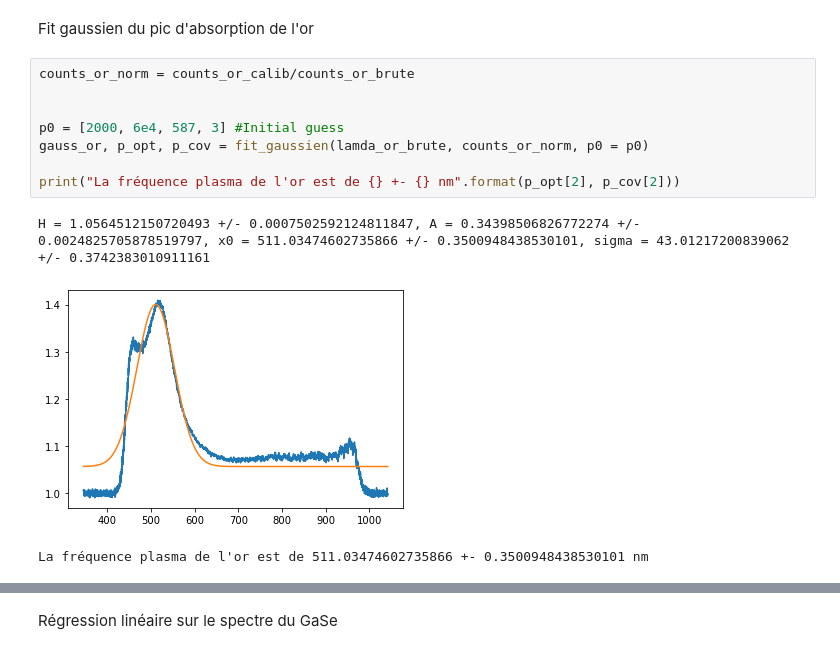
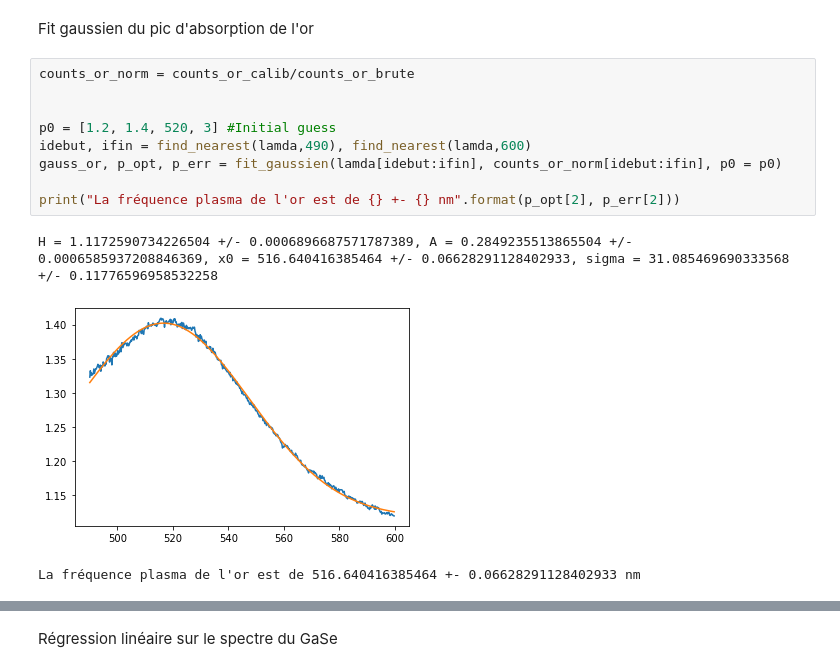
Before and after one commit to pierrotlamontagne/Github-labo-3, a Jupyter notebook: ABS/Analyse.ipynb, the cells around one changed output, grey strips where cells are left out. Cells and saved outputs as stored; diff of their text form.

```diff
--- a/ABS/Analyse.ipynb
+++ b/ABS/Analyse.ipynb
@@ -137,12 +200,13 @@ Fit gaussien du pic d'absorption de l'or
 # %%
 counts_or_norm = counts_or_calib/counts_or_brute
 
 
-p0 = [2000, 6e4, 587, 3] #Initial guess
-gauss_or, p_opt, p_cov = fit_gaussien(lamda_or_brute, counts_or_norm, p0 = p0)
+p0 = [1.2, 1.4, 520, 3] #Initial guess
+idebut, ifin = find_nearest(lamda,490), find_nearest(lamda,600)
+gauss_or, p_opt, p_err = fit_gaussien(lamda[idebut:ifin], counts_or_norm[idebut:ifin], p0 = p0)
 
-print("La fréquence plasma de l'or est de {} +- {} nm".format(p_opt[2], p_cov[2]))
+print("La fréquence plasma de l'or est de {} +- {} nm".format(p_opt[2], p_err[2]))
 # %% [output]
-H = 1.0564512150720493 +/- 0.0007502592124811847, A = 0.34398506826772274 +/- 0.0024825705878519797, x0 = 511.03474602735866 +/- 0.3500948438530101, sigma = 43.01217200839062 +/- 0.3742383010911161
+H = 1.1172590734226504 +/- 0.0006896687571787389, A = 0.2849235513865504 +/- 0.0006585937208846369, x0 = 516.640416385464 +/- 0.06628291128402933, sigma = 31.085469690333568 +/- 0.11776596958532258
-[figure, old version]
+[figure, new version]
-La fréquence plasma de l'or est de 511.03474602735866 +- 0.3500948438530101 nm
+La fréquence plasma de l'or est de 516.640416385464 +- 0.06628291128402933 nm
```
Also changed, not shown: parts of 14 cells of this notebook, 2 other files.
